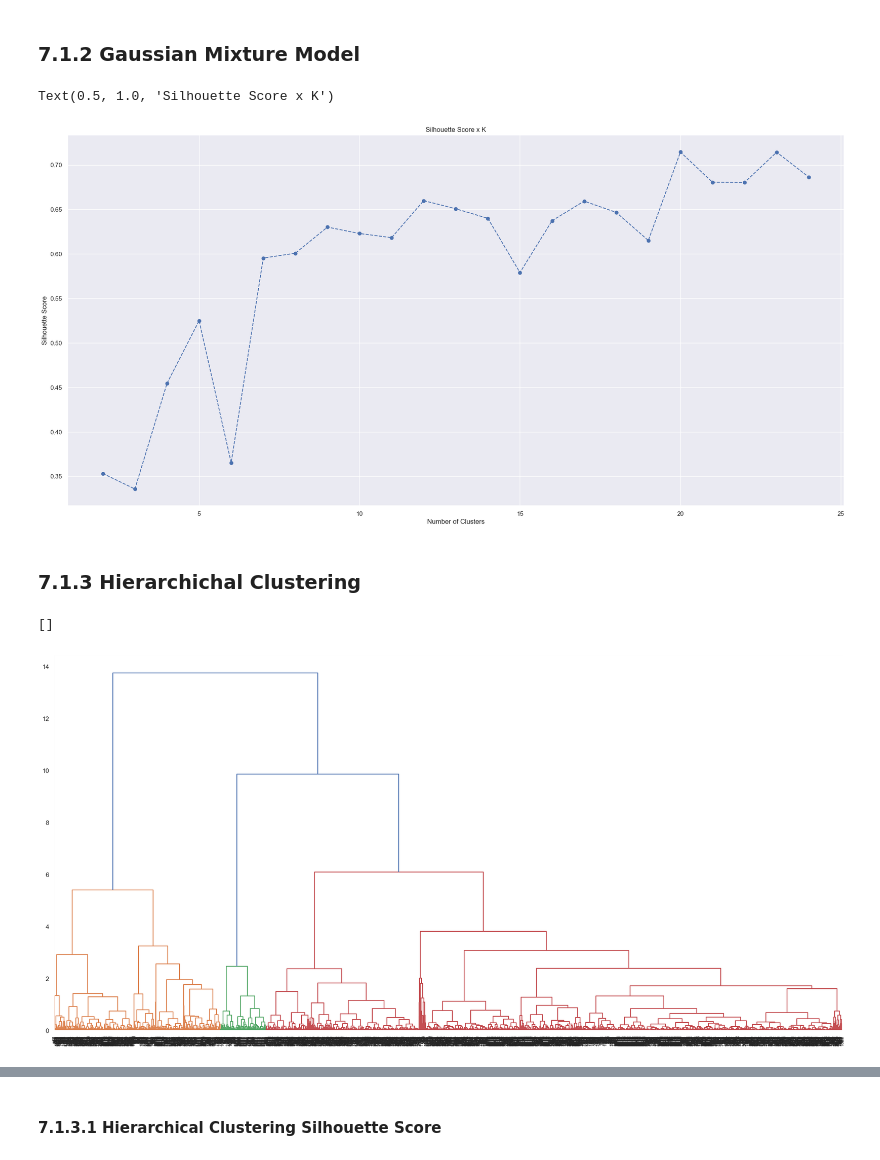
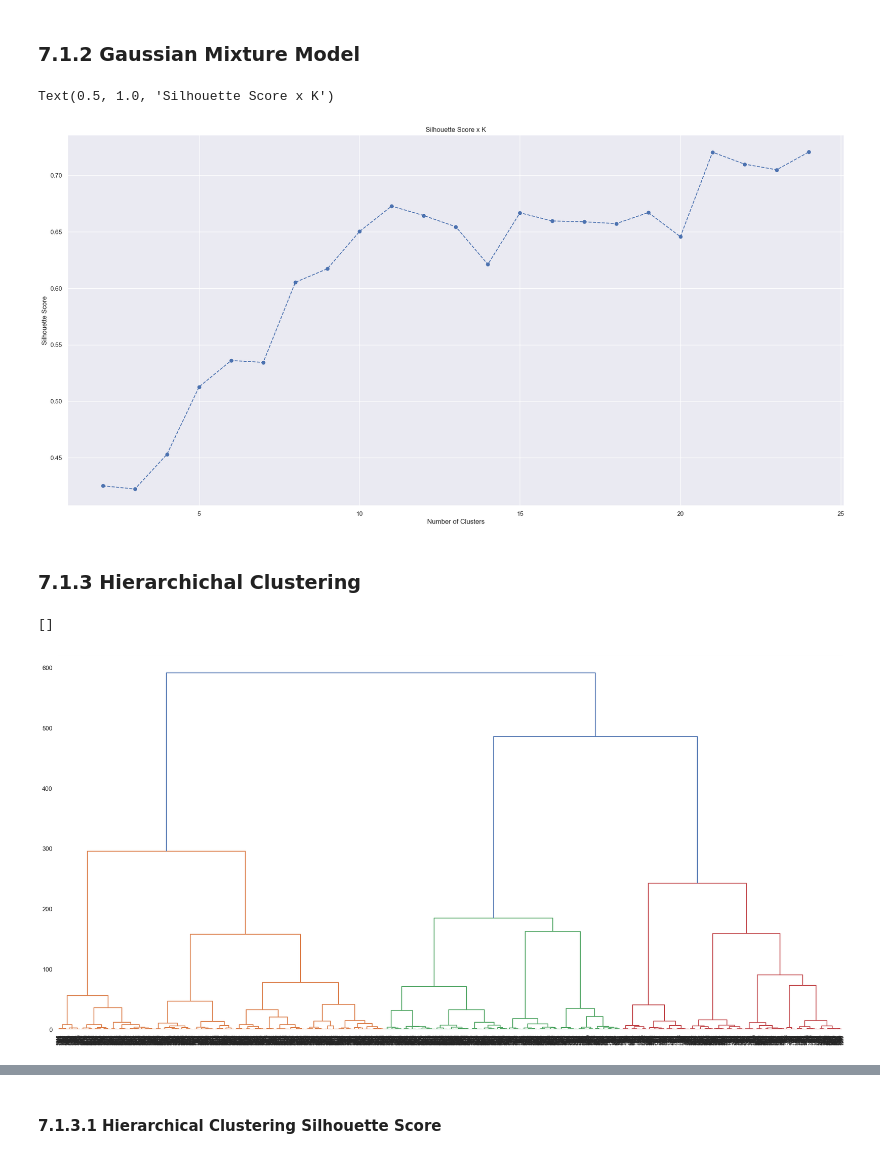
Before and after one commit to IanAndMendesDS/ds_fidelidade, a Jupyter notebook: notebooks/m3_loyalty_program.ipynb, the cells around one changed output, grey strips where cells are left out. Saved outputs shown, nothing was run; the diff lists cells and outputs as text; code cells hidden in the pictures.

```diff
--- a/notebooks/m3_loyalty_program.ipynb
+++ b/notebooks/m3_loyalty_program.ipynb
@@ -349,7 +349,7 @@ df2 = df2[~df2['customer_id'].isin([16446])]
 # ----- Numerical Attributes ----
 # quantity
 df2_returns = df2.loc[df2['quantity'] < 0, :]
-df2_purchase = df2.loc[df2['quantity'] > 0, :]
+df2_purchase = df2.loc[df2['quantity'] >= 0, :]
 # %% [markdown]
 # 3.0 Feature Engineering
 # %%
@@ -479,7 +479,7 @@ df_aux = df2[['customer_id', 'invoice_date']].drop_duplicates().sort_values(['cu
 df_aux['next_customer_id'] = df_aux['customer_id'].shift() #next customer
 df_aux['previous_invoice_date'] = df_aux['invoice_date'].shift() #next invoice date
 
-df_aux['avg_recency_days'] = df_aux.apply(lambda x: (x['invoice_date'] - x['previous_invoice_date']).days if x['customer_id'] == x['next_customer_id'] else np.nan, axis=1)
+df_aux['avg_recency_days'] = df_aux.apply(lambda x: ((x['invoice_date'] - x['previous_invoice_date']).days)*-1 if x['customer_id'] == x['next_customer_id'] else np.nan, axis=1)
 
 
 df_aux = df_aux.drop(['invoice_date', 'next_customer_id', 'previous_invoice_date'], axis=1).dropna()
@@ -996,7 +1012,7 @@ plt.ylabel('Silhouette Score')
 plt.title('Silhouette Score x K')
 # %% [output]
 Text(0.5, 1.0, 'Silhouette Score x K')
-[figure, old version]
+[figure, new version]
 # %% [markdown]
 ### 7.1.3 Hierarchichal Clustering
 # %%
@@ -1004,9 +1020,9 @@ Text(0.5, 1.0, 'Silhouette Score x K')
 
 hc_model = hc.linkage(X, 'ward')
 # %%
-# hc.dendrogram(hc_model, leaf_rotation=90, leaf_font_size=8)
-# plt.plot()
+hc.dendrogram(hc_model, leaf_rotation=90, leaf_font_size=8)
+plt.plot()
 # %% [output]
 []
-[figure, old version]
+[figure, new version]
 # %%
```
Also changed, not shown: parts of 82 cells of this notebook.
